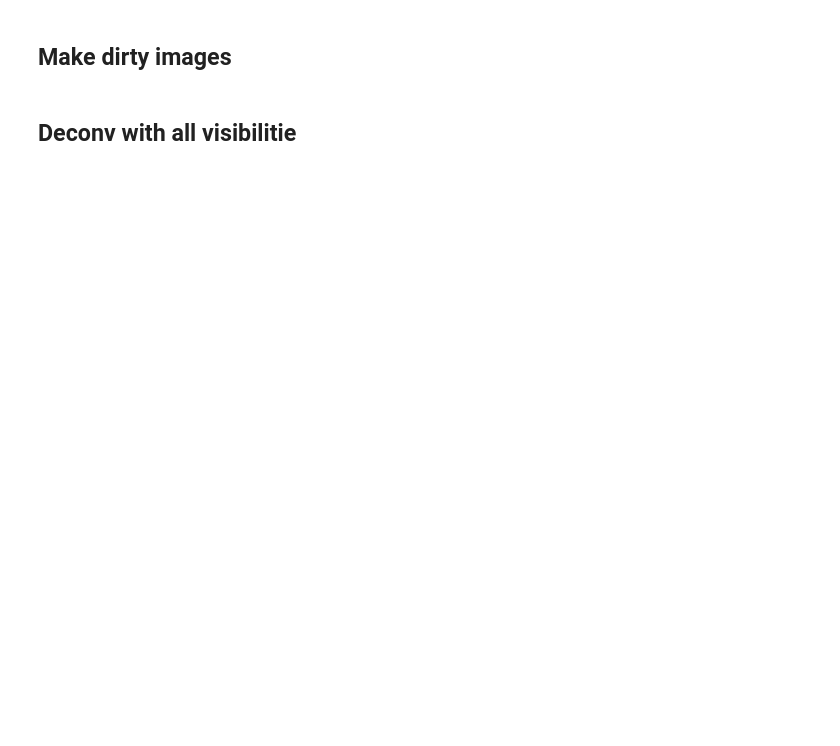
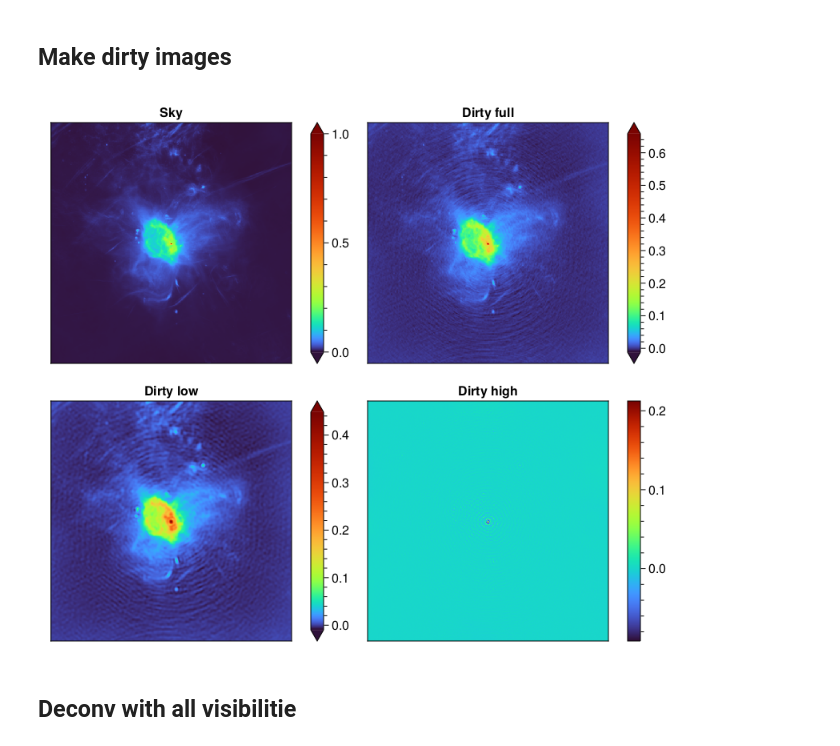
Before and after one commit to andferrari/DeconvMultiStep.jl, a Jupyter notebook: notebooks/main_meerkat.ipynb, the cells around one changed output. Drawn from its saved outputs; the diff is of its cells as text; code cells hidden in the pictures; blank space fills up the shorter version.

```diff
--- a/notebooks/main_meerkat.ipynb
+++ b/notebooks/main_meerkat.ipynb
@@ -60,14 +42,10 @@ p7 = plot(p1, p2, p3, p4, p5, p6, layout=(3,2), size = (800, 800))
 ## Make dirty images
 # %%
 dirty = make_dirty(psf, sky, 0.0)
-
-p1 = imshow(log.(abs.(sky)), title = "Sky")
-p2 = imshow(log.(abs.(dirty.full)), title = "Dirty full freq. snr = $(snr(sky, dirty.full)) dB")
-p3 = imshow(log.(abs.(dirty.low)), title = "Dirty low freq. snr = $(snr(sky, dirty.low)) dB")
-p4 = imshow(log.(abs.(dirty.high)), title = "Dirty high freq. snr = $(snr(sky, dirty.high)) dB")
-
-p5 = plot(p1, p2, p3, p4, layout = (2,2), size = (600, 600))
-#savefig(p5, "../../paper/figs/dirty.png")
+fig = plot_dirty(dirty, sky)
+#save("../../paper/figs/dirty.png", fig, px_per_unit = 4)
+# %% [output]
+[figure, added]
 # %% [markdown]
 ## Deconv with all visibilitie
 # %%
```
Also changed, not shown: parts of 8 cells of this notebook, 3 other files.
